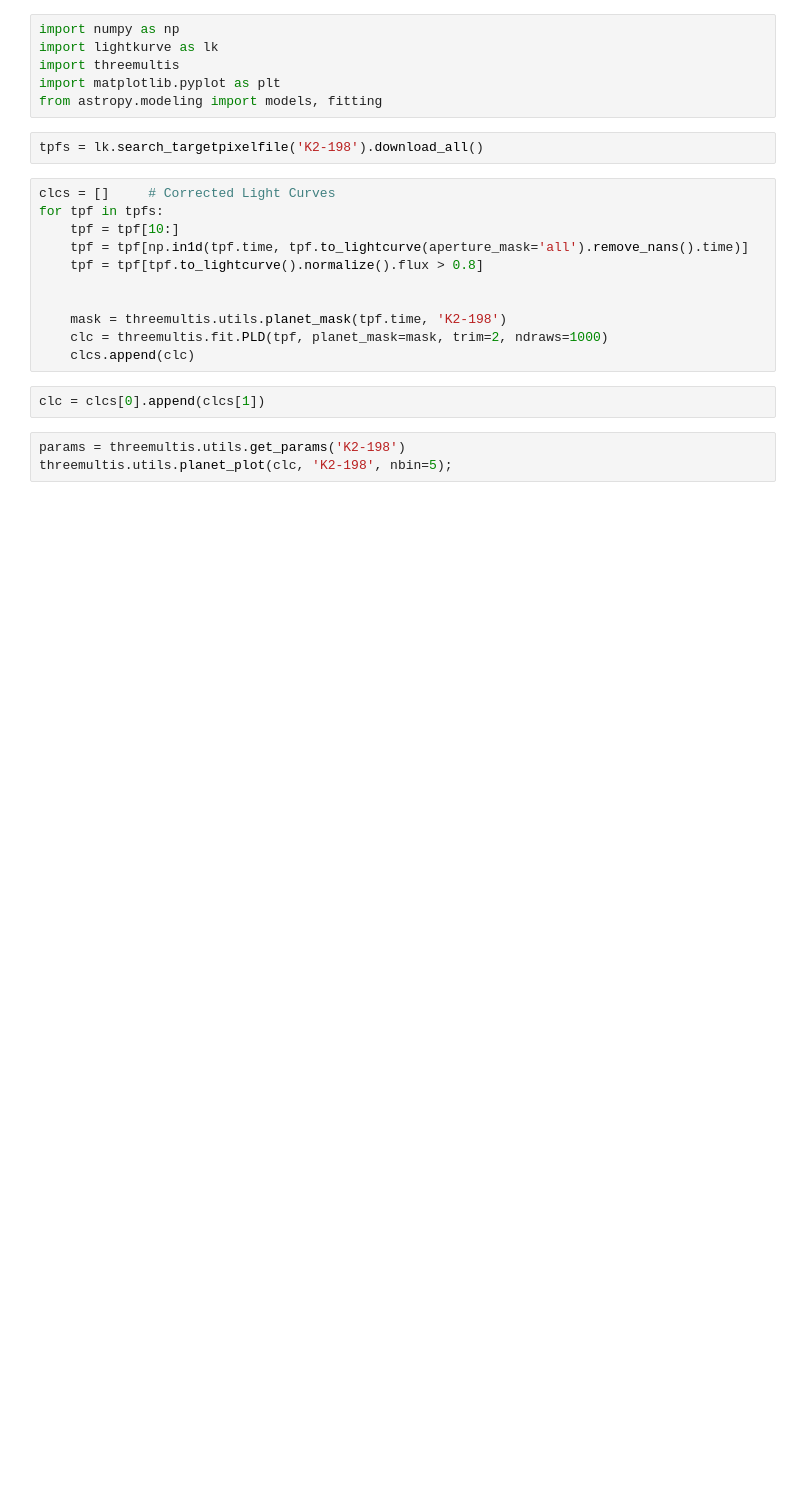
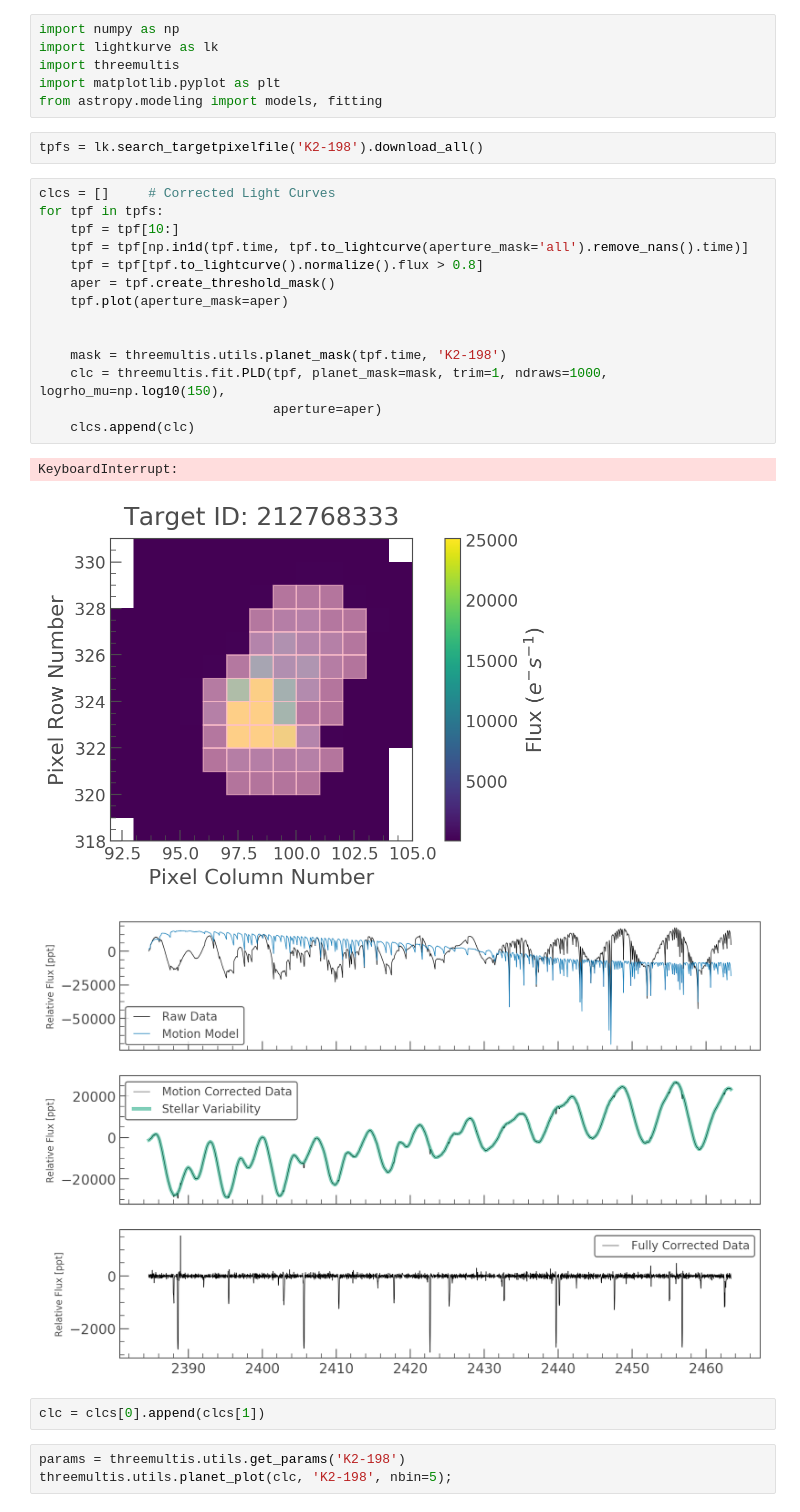
Before and after one commit to christinahedges/threemultis, a Jupyter notebook: notebooks/K2-198.ipynb, the cells around one changed output. Drawn from its saved outputs; the diff is of its cells as text; blank space fills up the shorter version.

```diff
--- a/notebooks/K2-198.ipynb
+++ b/notebooks/K2-198.ipynb
@@ -12,14 +15,21 @@ tpfs = lk.search_targetpixelfile('K2-198').download_all()
 # %%
 clcs = []     # Corrected Light Curves
 for tpf in tpfs:
     tpf = tpf[10:]
     tpf = tpf[np.in1d(tpf.time, tpf.to_lightcurve(aperture_mask='all').remove_nans().time)]
     tpf = tpf[tpf.to_lightcurve().normalize().flux > 0.8]
+    aper = tpf.create_threshold_mask()
+    tpf.plot(aperture_mask=aper)
 
 
     mask = threemultis.utils.planet_mask(tpf.time, 'K2-198')
-    clc = threemultis.fit.PLD(tpf, planet_mask=mask, trim=2, ndraws=1000)
+    clc = threemultis.fit.PLD(tpf, planet_mask=mask, trim=1, ndraws=1000, logrho_mu=np.log10(150),
+                              aperture=aper)
     clcs.append(clc)
+# %% [output]
+KeyboardInterrupt:
+[figure, added]
+[figure, added]
 # %%
 clc = clcs[0].append(clcs[1])
 # %%
```
Also changed, not shown: parts of 2 cells of this notebook, 6 other files.
